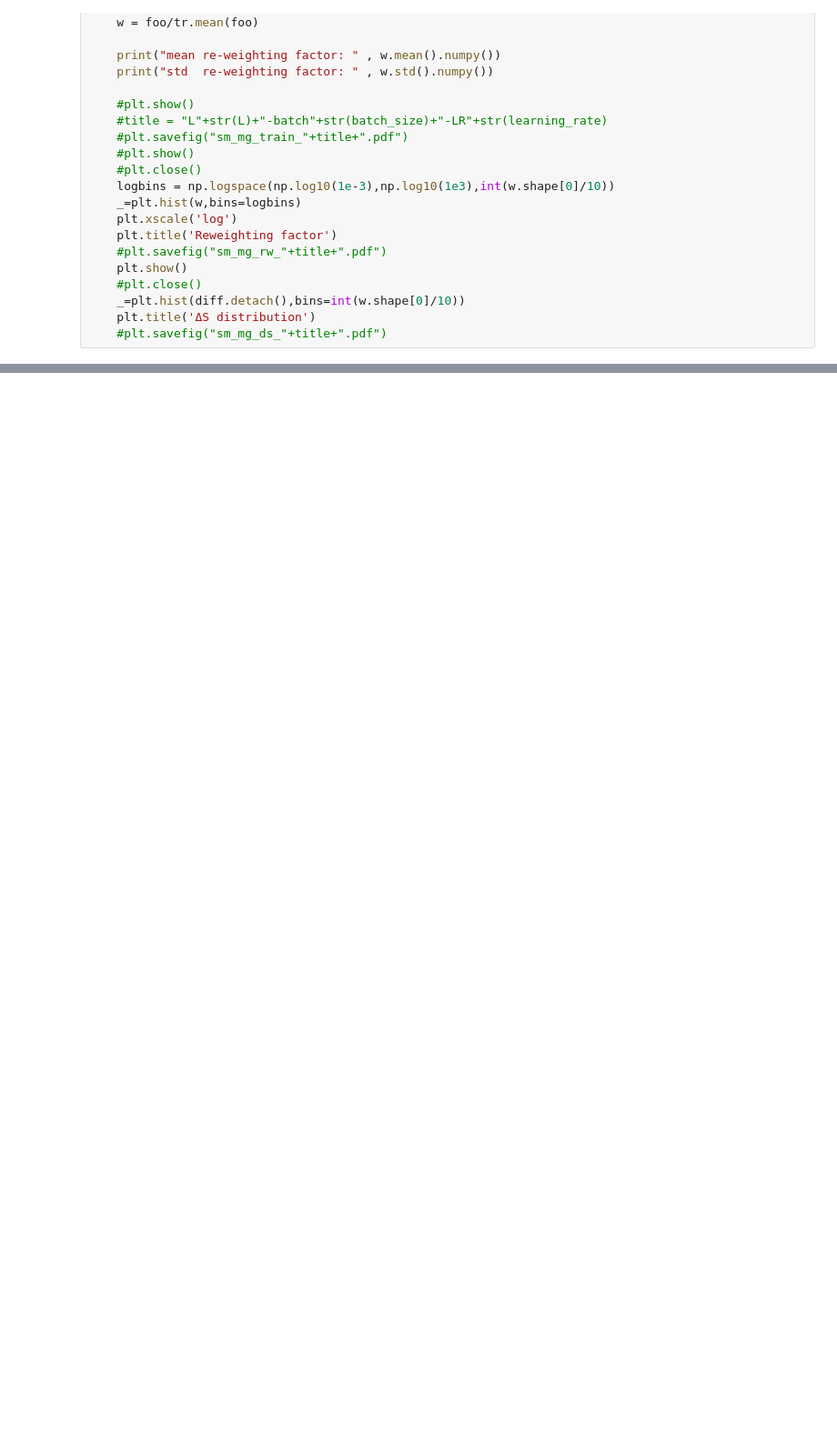
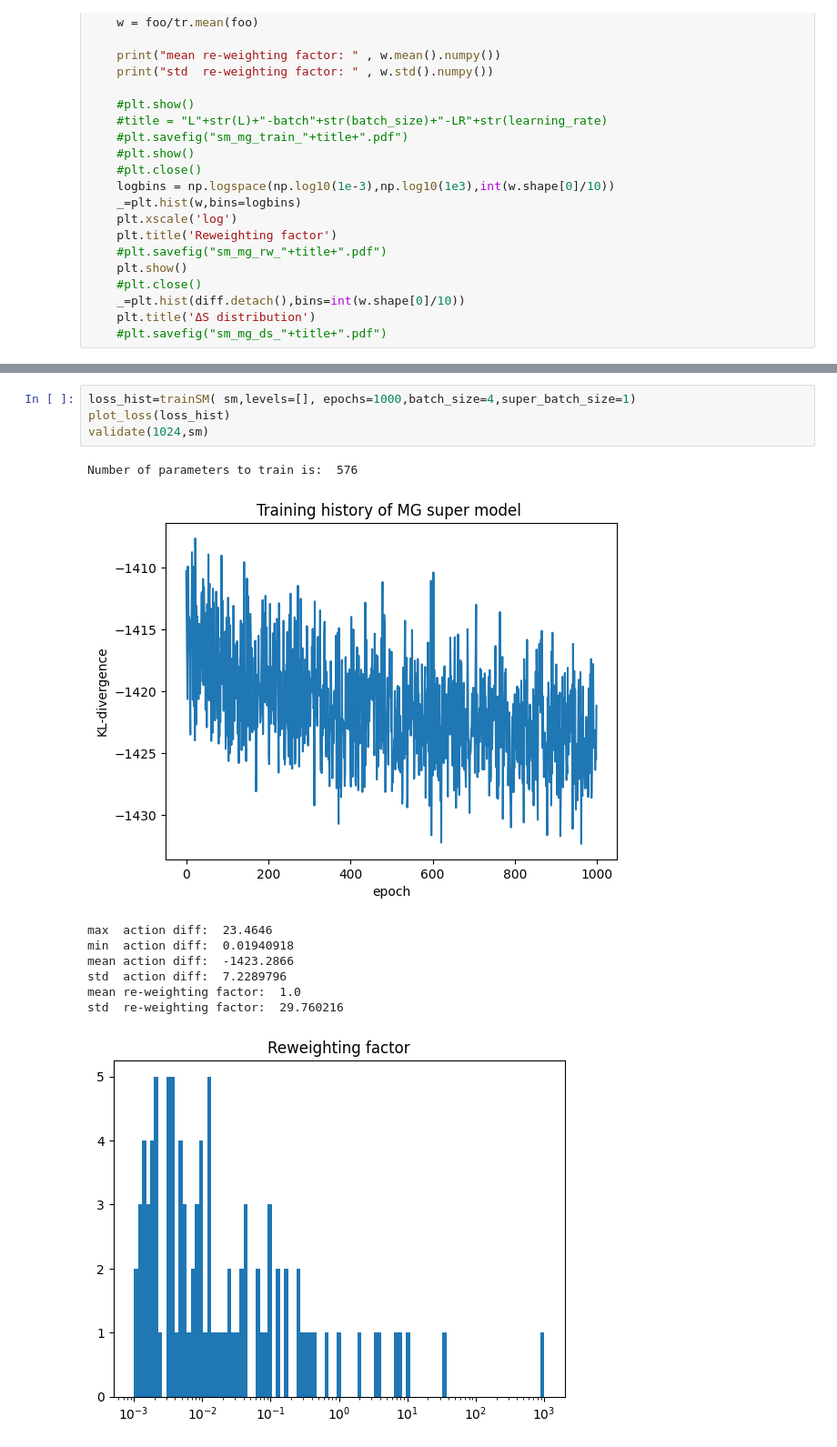
Before and after one commit to orginos/torchQFT, a Jupyter notebook: stacked_mg.ipynb, the cells around one changed output, grey strips where cells are left out. Shown: that part at 91% size. Cells and saved outputs as stored; diff of their text form; blank space fills up the shorter version.

```diff
--- a/stacked_mg.ipynb
+++ b/stacked_mg.ipynb
@@ -326,0 +340,14 @@ std  re-weighting factor:  2.8450353
+# %%
+loss_hist=trainSM( sm,levels=[], epochs=1000,batch_size=4,super_batch_size=1)
+plot_loss(loss_hist)
+validate(1024,sm)
+# %% [output]
+Number of parameters to train is:  576
+[figure, added]
+max  action diff:  23.4646
+min  action diff:  0.01940918
+mean action diff:  -1423.2866
+std  action diff:  7.2289796
+mean re-weighting factor:  1.0
+std  re-weighting factor:  29.760216
+[figure, added]
```
Also changed, not shown: parts of 24 cells of this notebook, 2 other files.
